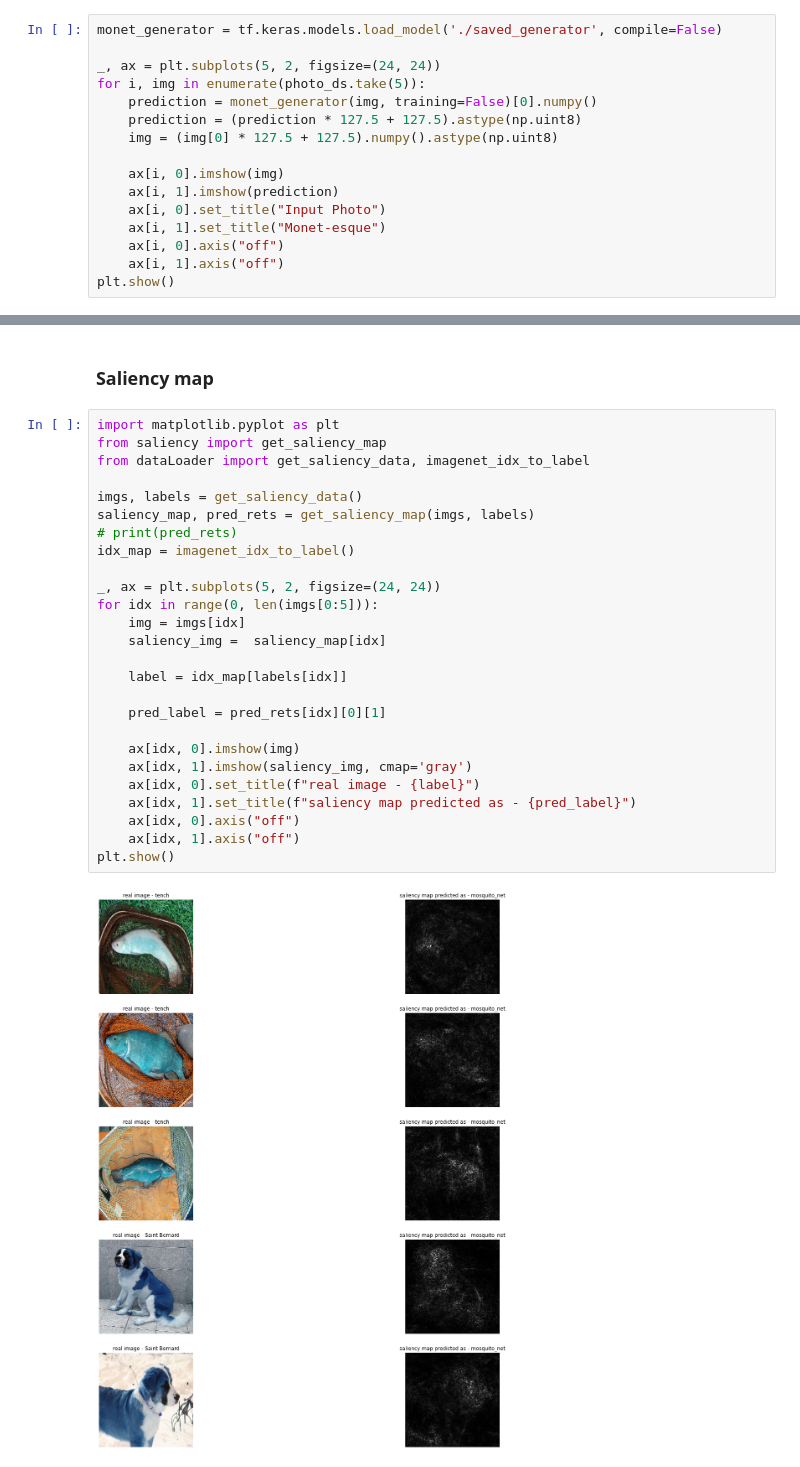
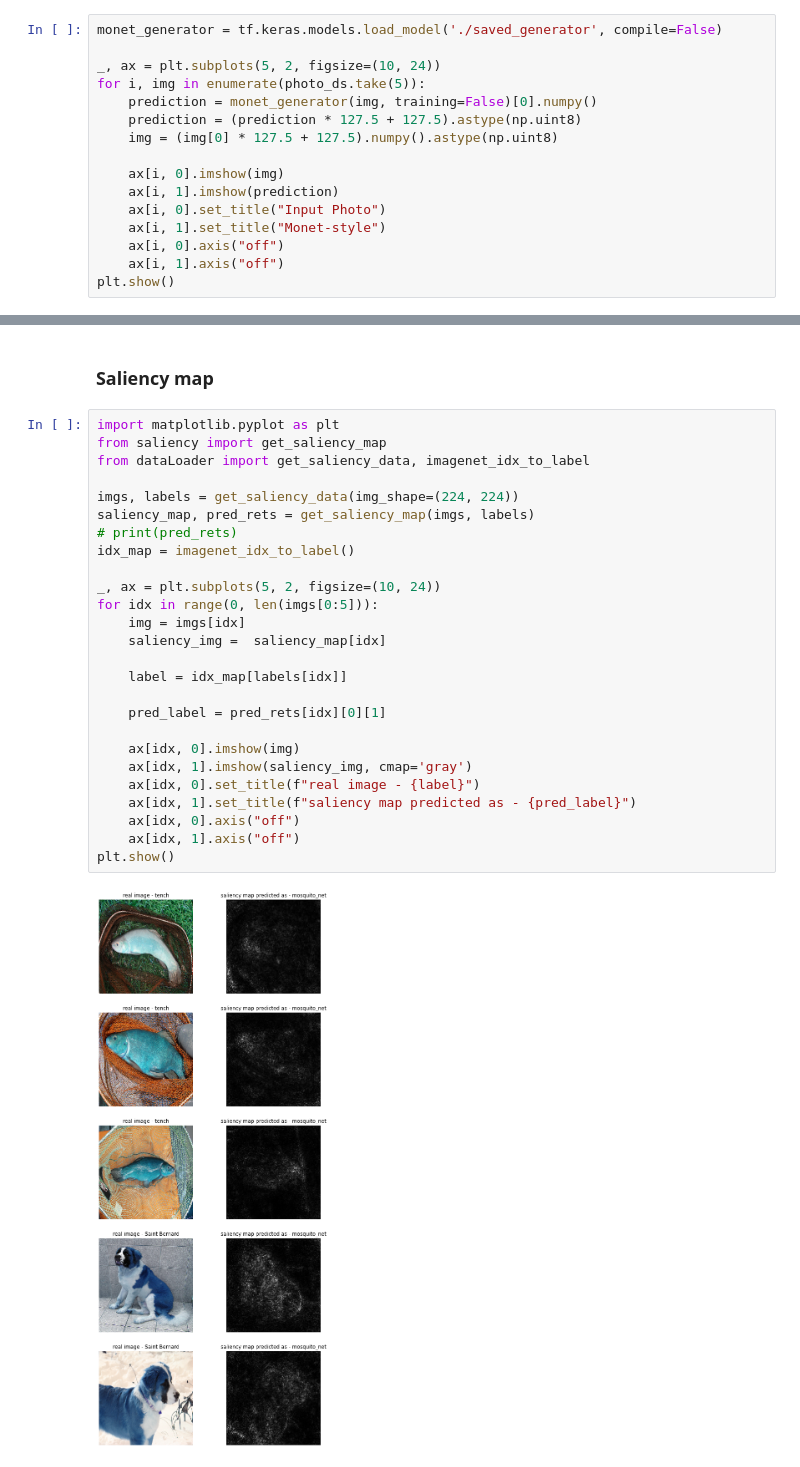
Before and after one commit to s-elo/I-am-a-painter, a Jupyter notebook: main.ipynb, the cells around one changed output, grey strips where cells are left out. Saved outputs shown, nothing was run; the diff lists cells and outputs as text.

```diff
--- a/main.ipynb
+++ b/main.ipynb
@@ -85,7 +87,7 @@ INFO:tensorflow:Assets written to: ./saved_generator/assets
 # %%
 monet_generator = tf.keras.models.load_model('./saved_generator', compile=False)
 
-_, ax = plt.subplots(5, 2, figsize=(24, 24))
+_, ax = plt.subplots(5, 2, figsize=(10, 24))
 for i, img in enumerate(photo_ds.take(5)):
     prediction = monet_generator(img, training=False)[0].numpy()
     prediction = (prediction * 127.5 + 127.5).astype(np.uint8)
@@ -94,7 +96,7 @@ for i, img in enumerate(photo_ds.take(5)):
     ax[i, 0].imshow(img)
     ax[i, 1].imshow(prediction)
     ax[i, 0].set_title("Input Photo")
-    ax[i, 1].set_title("Monet-esque")
+    ax[i, 1].set_title("Monet-style")
     ax[i, 0].axis("off")
     ax[i, 1].axis("off")
 plt.show()
@@ -121,28 +123,28 @@ shutil.make_archive("./ret_imgs", 'zip', "./ret_imgs")
 # %%
 import matplotlib.pyplot as plt
 from saliency import get_saliency_map
 from dataLoader import get_saliency_data, imagenet_idx_to_label
 
-imgs, labels = get_saliency_data()
+imgs, labels = get_saliency_data(img_shape=(224, 224))
 saliency_map, pred_rets = get_saliency_map(imgs, labels)
 # print(pred_rets)
 idx_map = imagenet_idx_to_label()
 
-_, ax = plt.subplots(5, 2, figsize=(24, 24))
+_, ax = plt.subplots(5, 2, figsize=(10, 24))
 for idx in range(0, len(imgs[0:5])):
     img = imgs[idx]
     saliency_img =  saliency_map[idx]
 
     label = idx_map[labels[idx]]
 
     pred_label = pred_rets[idx][0][1]
 
     ax[idx, 0].imshow(img)
     ax[idx, 1].imshow(saliency_img, cmap='gray')
     ax[idx, 0].set_title(f"real image - {label}")
     ax[idx, 1].set_title(f"saliency map predicted as - {pred_label}")
     ax[idx, 0].axis("off")
     ax[idx, 1].axis("off")
 plt.show()
 # %% [output]
-[figure, old version]
+[figure, new version]
```
Also changed, not shown: parts of 3 cells of this notebook, 2 other files.
